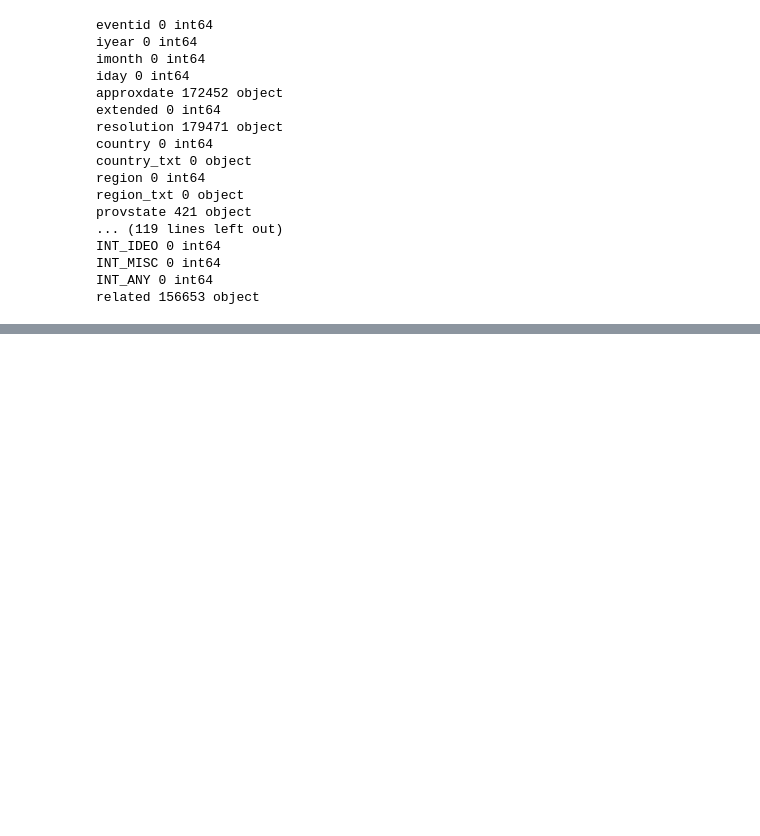
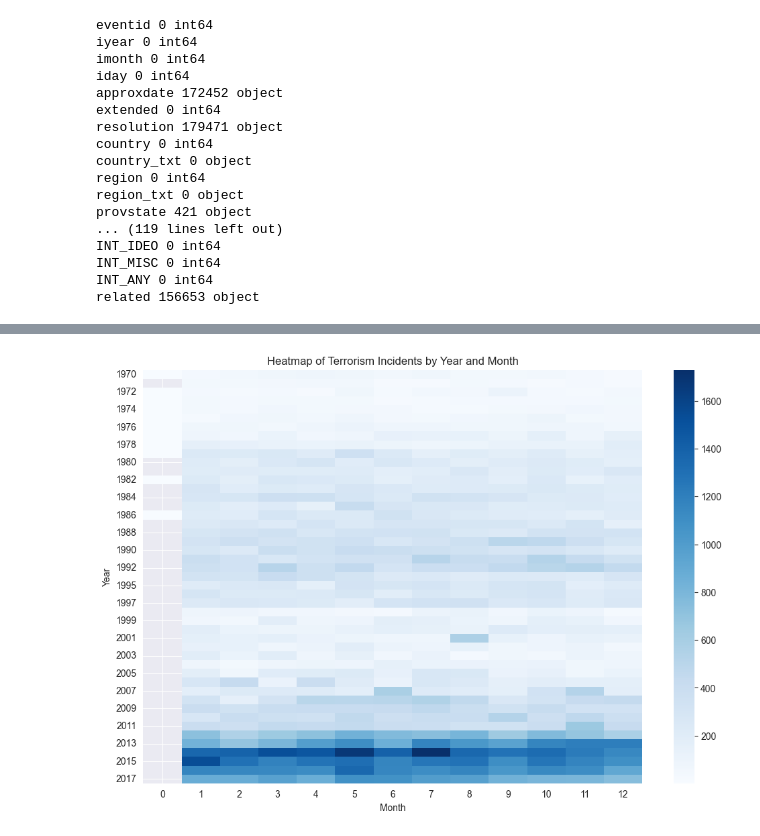
Before and after one commit to Tikshuv/DI-Bootcamp, a Jupyter notebook: Week7/Day3/Daily/daily.ipynb, the cells around one changed output, grey strips where cells are left out. Cells and saved outputs as stored; diff of their text form; code cells hidden in the pictures; blank space fills up the shorter version.

```diff
--- a/Week7/Day3/Daily/daily.ipynb
+++ b/Week7/Day3/Daily/daily.ipynb
@@ -99,0 +143,10 @@ Final Cleaned and Transformed DataFrame:
+# %%
+heatmap_data = df.groupby(['iyear', 'imonth']).size().unstack()
+plt.figure(figsize=(12, 8))
+sns.heatmap(heatmap_data, cmap='Blues', annot=False, cbar=True)
+plt.title('Heatmap of Terrorism Incidents by Year and Month')
+plt.xlabel('Month')
+plt.ylabel('Year')
+plt.show()
+# %% [output]
+[figure, added]
```
Also changed, not shown: parts of 8 cells of this notebook, 1 other file.
